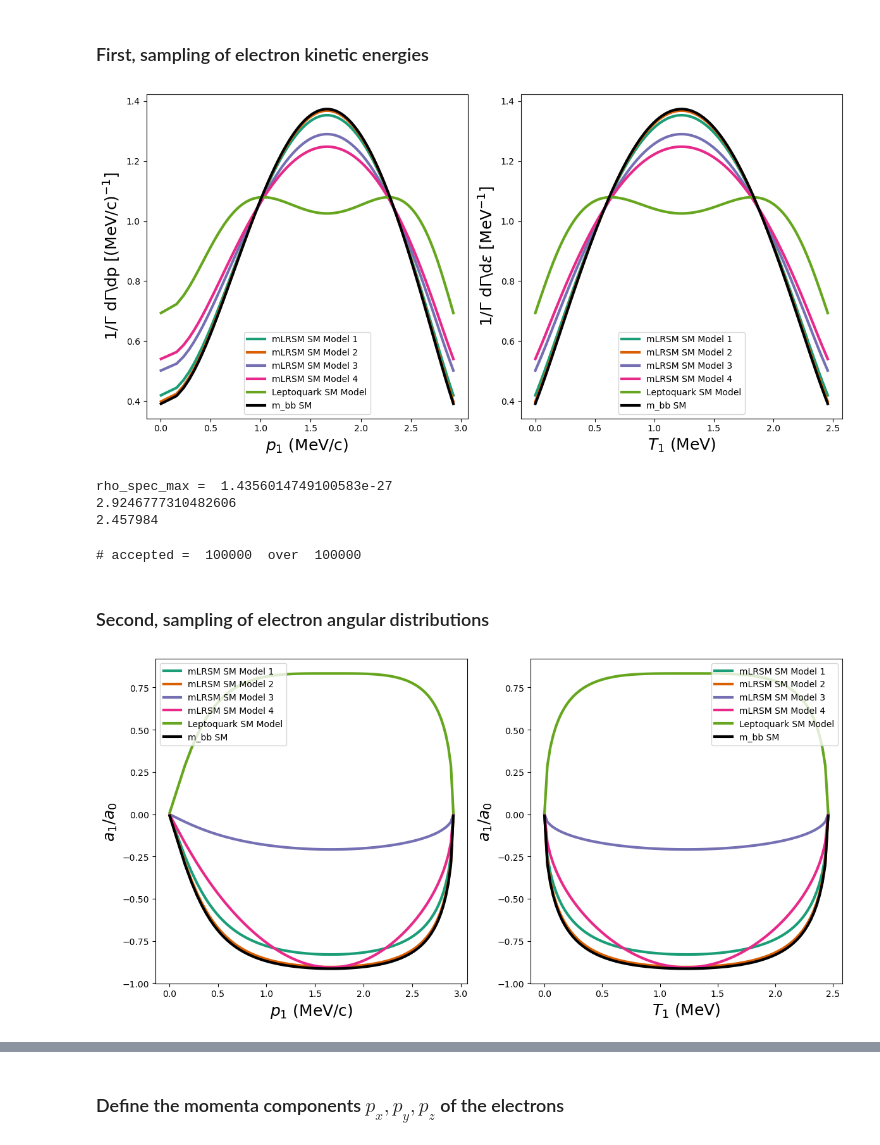
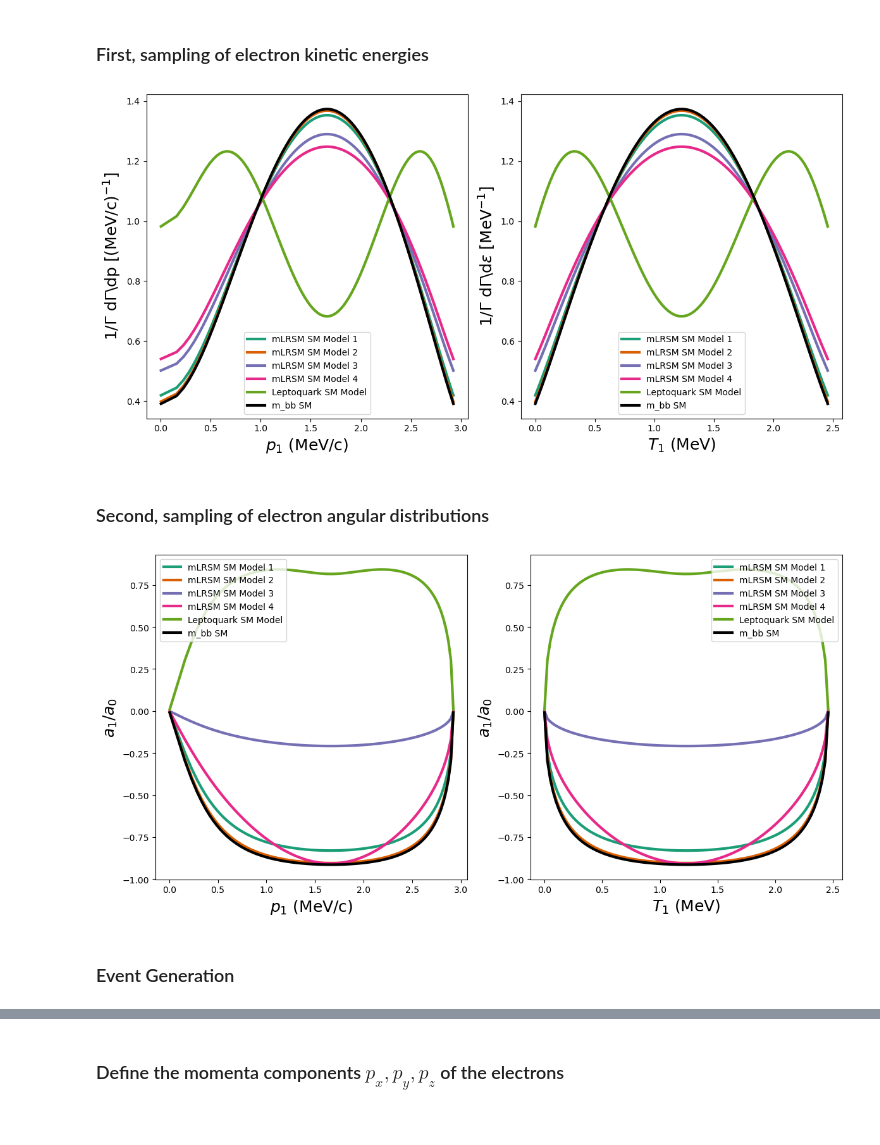
Before and after one commit to kvjmistry/NEXT_nudobe, a Jupyter notebook: workdir/nudobe_generation_models.ipynb, the cells around one changed output, grey strips where cells are left out. Drawn from its saved outputs; the diff is of its cells as text; code cells hidden in the pictures.

```diff
--- a/workdir/nudobe_generation_models.ipynb
+++ b/workdir/nudobe_generation_models.ipynb
@@ -174,20 +175,18 @@ theta_L = 0
 alpha   = 0
 
 # ------- Leptoquark ---------
+# Uses limits based on KamLAND-Zen
 M_V       = 1*TeV
 M_S       = 1*TeV
-alpha_SL  = 1.81e-8*(M_S/1*TeV)**2
-alpha_VL  = 1.81e-8*(M_S/1*TeV)**2
-alpha_SR  = 1.86e-6*(M_S/1*TeV)**2
-alpha_VR  = 1.86e-6*(M_S/1*TeV)**2
-epsilon_S = 5.8e-9*(M_S/1*TeV)**2
-epsilon_V = 5.8e-9*(M_V/1*TeV)**2
+alpha_SL  = 9.75e-9*(M_S/1*TeV)**2
+alpha_VL  = 9.75e-9*(M_S/1*TeV)**2
+alpha_SR  = 1.77e-6*(M_S/1*TeV)**2
+alpha_VR  = 1.77e-6*(M_S/1*TeV)**2
+epsilon_S = 3.21e-9*(M_S/1*TeV)**2
+epsilon_V = 3.21e-9*(M_V/1*TeV)**2
 
 # Decide if you want to match the SMEFT operators down to LEFT operators
 useLEFT = True
-
-outfile = '../generation/generation_nudobe_test.txt'
-imagefile = 'Model_test.png'
 
 # Get the Dark2 colormap
 cmap = cm.get_cmap('Dark2')
@@ -199,6 +198,8 @@ nevts = 100000
 Q = 2.457984 # Q-value in MeV units
 me = 0.51099895 # electron mass in MeV units
 
+rho_spec_vec  = []
+rho_angle_vec = []
 
 # Define nu_L and xi for each model
 Params = []
@@ -278,47 +279,34 @@ p_vec = p_fun(t_vec)
 # %%
 fig = plt.figure(figsize=(12, 6))
 
 colors = [cmap(i) for i in range(5)]
 colors.append("k")
 
 for m in range(len(Models)):
 
-    rho_spec_vec = Models[m].spectrum(ebar_vec,isotope="136Xe")
+    rho_spec_vec.append(Models[m].spectrum(ebar_vec,isotope="136Xe"))
 
     if (m<len(Model_Wcs)):
         name = f"mLRSM SM Model {m+1}"
 
     elif((m==len(Model_Wcs))):
         name = f"Leptoquark SM Model"
 
     else:
         name = "m_bb SM"
 
     plt.subplot(121)
-    plt.plot(p_vec, rho_spec_vec/sum(rho_spec_vec)*nbins, linewidth=3,label = name, color = colors[m])
+    plt.plot(p_vec, rho_spec_vec[m]/sum(rho_spec_vec[m])*nbins, linewidth=3,label = name, color = colors[m])
     plt.xlabel(r'$p_1$ (MeV/c)', fontsize=18)
     plt.ylabel("1/$\Gamma$ d$\Gamma$\dp [(MeV/c)$^{-1}$]", fontsize=18)
     plt.legend()
 
     plt.subplot(122)
-    plt.plot(t_vec, rho_spec_vec/sum(rho_spec_vec)*nbins, linewidth=3,label = name, color = colors[m])
+    plt.plot(t_vec, rho_spec_vec[m]/sum(rho_spec_vec[m])*nbins, linewidth=3,label = name, color = colors[m])
     plt.xlabel(r'$T_1$ (MeV)', fontsize=18)
     plt.ylabel("1/$\Gamma$ d$\Gamma$\d$\epsilon$ [MeV$^{-1}$]", fontsize=18)
     plt.legend()
 
     plt.tight_layout()
 # %% [output]
-[figure, old version]
+[figure, new version]
-# %%
-# Find maximum, for random generation along y axis for accept-reject method
-rho_spec_max = np.max(rho_spec_vec)
-print("rho_spec_max = ", rho_spec_max)
-
-p_max = p_fun(Q)
-print(p_max)
-t_max = Q
-print(t_max)
-# %% [output]
-rho_spec_max =  1.4356014749100583e-27
-2.9246777310482606
-2.457984
@@ -327,29 +313,3 @@ rho_spec_fun = interp1d(t_vec, rho_spec_vec, kind='linear', fill_value=(rho_spec
-# %%
-t1_vec = np.zeros(nevts)
-t2_vec = np.zeros(nevts)
-
-ievt = 0
-
-while ievt < nevts:
-
-    t1 = np.random.uniform(low = 0., high = t_max)
-    p1 = p_fun(t1)
-    t2 = Q - t1
-    p2 = p_fun(t2)
-
-    if (t1 < 0 or t2 < 0 or t1 > t_max or t2 > t_max):
-        print(t1,t2)
-
-    f = np.random.uniform(low=0., high=rho_spec_max)
-
-    if (f < rho_spec_fun(t1)):
-        t1_vec[ievt] = t1 # MeV units
-        t2_vec[ievt] = t2 # MeC units
-        ievt += 1
-
-print("# accepted = ", ievt, " over ", nevts)
-# %% [output]
-# accepted =  100000  over  100000
 # %% [markdown]
 ### Second, sampling of electron angular distributions
 # %%
@@ -357,7 +317,7 @@ fig = plt.figure(figsize=(12, 6))
 
 for m in range(len(Models)):
 
-    rho_angle_vec = Models[m].angular_corr(ebar_vec,isotope="136Xe")
+    rho_angle_vec.append(Models[m].angular_corr(ebar_vec,isotope="136Xe"))
 
     if (m<len(Model_Wcs)):
         name = f"mLRSM SM Model {m+1}"
@@ -369,17 +329,17 @@ for m in range(len(Models)):
         name = "m_bb SM"
 
     plt.subplot(121)
-    plt.plot(p_vec, rho_angle_vec, linewidth=3,label = name, color = colors[m])
+    plt.plot(p_vec, rho_angle_vec[m], linewidth=3,label = name, color = colors[m])
     plt.xlabel(r'$p_1$ (MeV/c)', fontsize=18)
     plt.ylabel("$a_1/a_0$", fontsize=18)
     plt.legend()
 
     plt.subplot(122)
-    plt.plot(t_vec, rho_angle_vec, linewidth=3,label = name, color = colors[m])
+    plt.plot(t_vec, rho_angle_vec[m], linewidth=3,label = name, color = colors[m])
     plt.xlabel(r'$T_1$ (MeV)', fontsize=18)
     plt.ylabel("$a_1/a_0$", fontsize=18)
     plt.legend()
 
     plt.tight_layout()
 # %% [output]
-[figure, old version]
+[figure, new version]
@@ -387,0 +346,2 @@ rho_angle_fun = interp1d(ebar_vec, rho_angle_vec, kind='linear', fill_value=(rho
+# %% [markdown]
+### Event Generation
```
Also changed, not shown: parts of 13 cells of this notebook.
